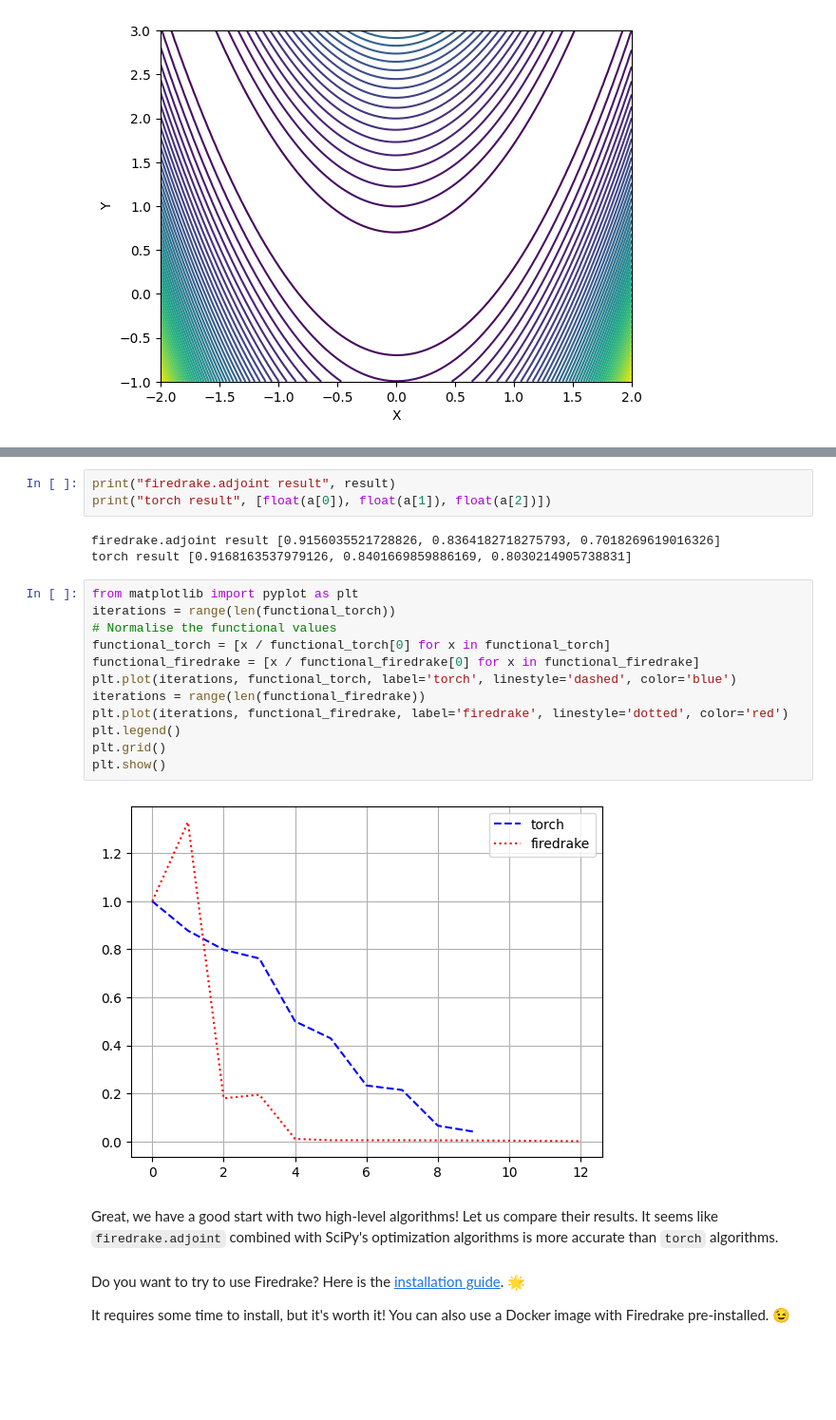
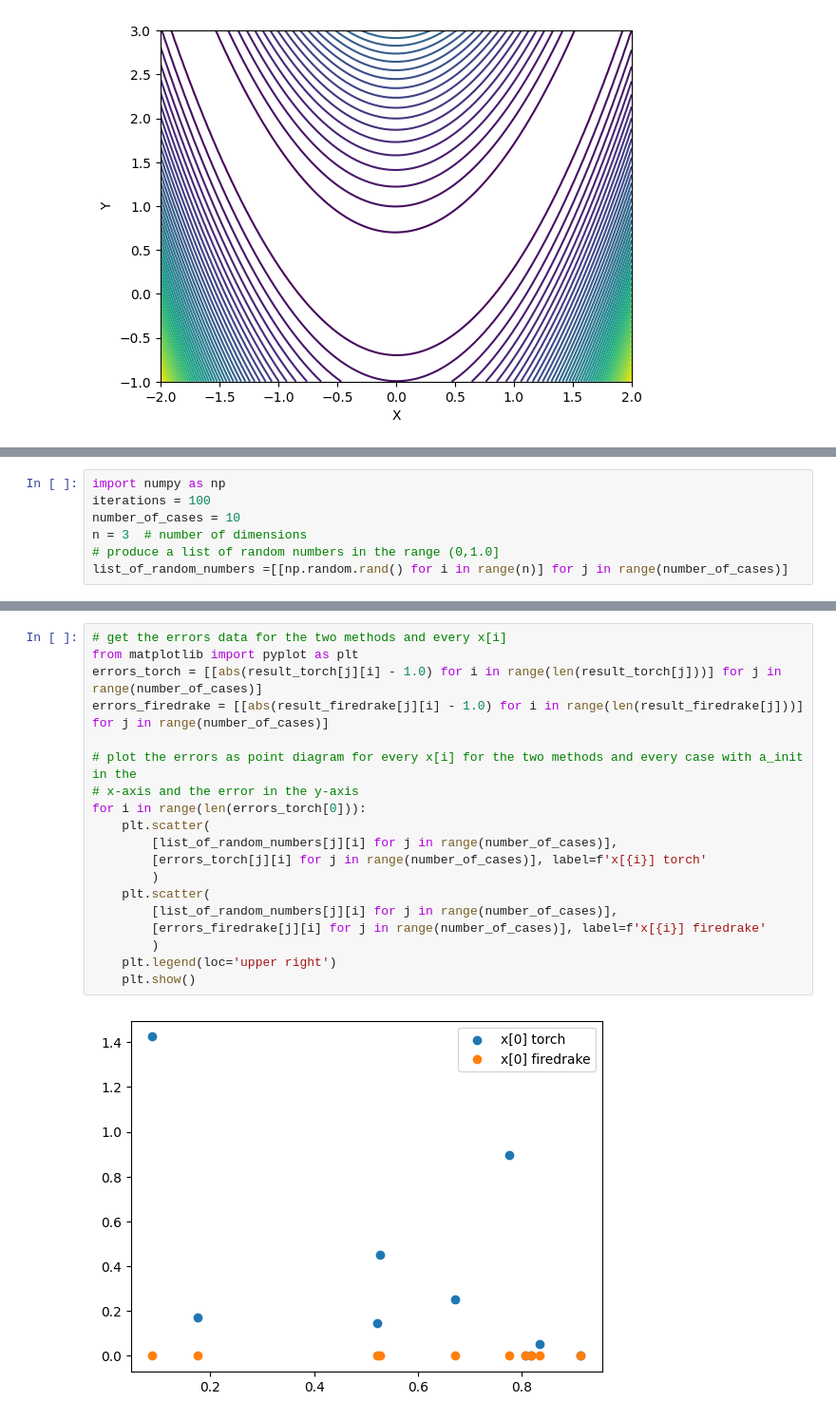
Before and after one commit to Ig-dolci/FridayAfternoonMath, a Jupyter notebook: rosenbrock_optimisation.ipynb, the cells around one changed output, grey strips where cells are left out. Shown at 95% size. Cells and saved outputs as stored; diff of their text form; blank space fills up the shorter version.

```diff
--- a/rosenbrock_optimisation.ipynb
+++ b/rosenbrock_optimisation.ipynb
@@ -56,3 +49,10 @@ iterations = 10
+# %%
+import numpy as np
+iterations = 100
+number_of_cases = 10
+n = 3  # number of dimensions
+# produce a list of random numbers in the range (0,1.0]
+list_of_random_numbers =[[np.random.rand() for i in range(n)] for j in range(number_of_cases)]
 # %%
 %time
 from functools import partial
@@ -122,26 +123,21 @@ Wall time: 2.86 µs
-# %%
-print("firedrake.adjoint result", result)
-print("torch result", [float(a[0]), float(a[1]), float(a[2])])
-# %% [output]
-firedrake.adjoint result [0.9156035521728826, 0.8364182718275793, 0.7018269619016326]
-torch result [0.9168163537979126, 0.8401669859886169, 0.8030214905738831]
-# %%
-from matplotlib import pyplot as plt
-iterations = range(len(functional_torch))
-# Normalise the functional values
-functional_torch = [x / functional_torch[0] for x in functional_torch]
-functional_firedrake = [x / functional_firedrake[0] for x in functional_firedrake]
-plt.plot(iterations, functional_torch, label='torch', linestyle='dashed', color='blue')
-iterations = range(len(functional_firedrake))
-plt.plot(iterations, functional_firedrake, label='firedrake', linestyle='dotted', color='red')
-plt.legend()
-plt.grid()
-plt.show()
-# %% [output]
-[figure, removed]
-# %% [markdown]
-Great, we have a good start with two high-level algorithms! Let us compare their results. It seems like `firedrake.adjoint` combined with SciPy's optimization algorithms is more accurate than `torch` algorithms.
-# %% [markdown]
-Do you want to try to use Firedrake? Here is the [installation guide](https://www.firedrakeproject.org/download.html). 🌟
-
-It requires some time to install, but it's worth it! You can also use a Docker image with Firedrake pre-installed. 😉
+# %%
+# get the errors data for the two methods and every x[i]
+from matplotlib import pyplot as plt
+errors_torch = [[abs(result_torch[j][i] - 1.0) for i in range(len(result_torch[j]))] for j in range(number_of_cases)]
+errors_firedrake = [[abs(result_firedrake[j][i] - 1.0) for i in range(len(result_firedrake[j]))] for j in range(number_of_cases)]
+
+# plot the errors as point diagram for every x[i] for the two methods and every case with a_init in the
+# x-axis and the error in the y-axis
+for i in range(len(errors_torch[0])):
+    plt.scatter(
+        [list_of_random_numbers[j][i] for j in range(number_of_cases)],
+        [errors_torch[j][i] for j in range(number_of_cases)], label=f'x[{i}] torch'
+        )
+    plt.scatter(
+        [list_of_random_numbers[j][i] for j in range(number_of_cases)],
+        [errors_firedrake[j][i] for j in range(number_of_cases)], label=f'x[{i}] firedrake'
+        )
+    plt.legend(loc='upper right')
+    plt.show()
+# %% [output]
+[figure, added]
```
Also changed, not shown: parts of 10 cells of this notebook.
